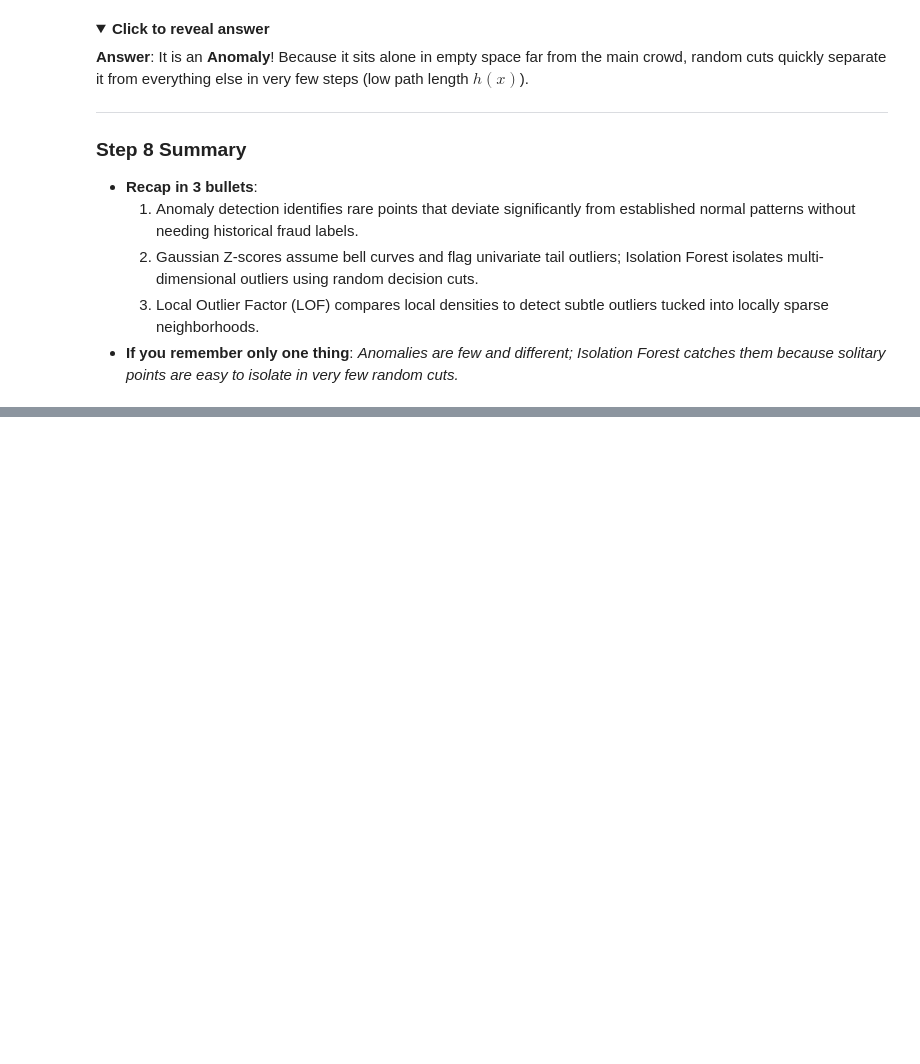
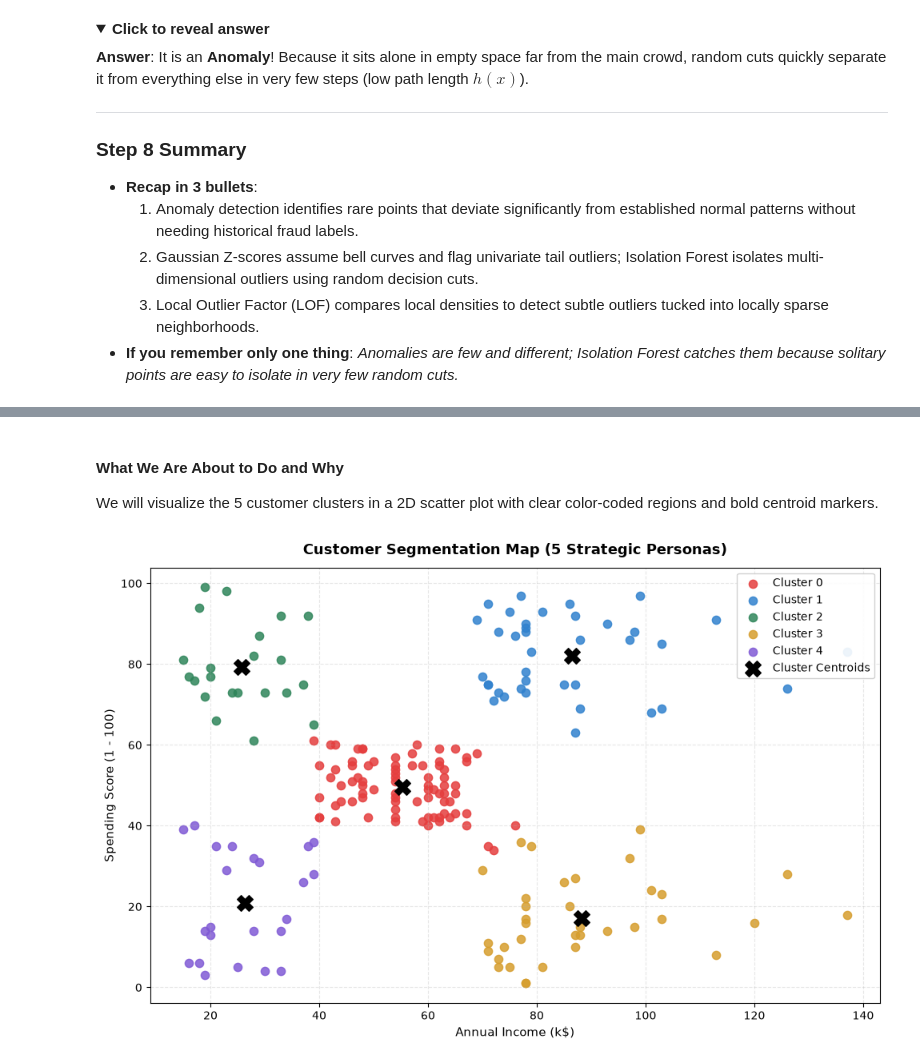
Before and after one commit to Arnav-Shrivastava/unsupervised-learning-zero-to-one, a Jupyter notebook: unsupervised_learning_zero_to_one.ipynb, the cells around one changed output, grey strips where cells are left out. Cells and saved outputs as stored; diff of their text form; code cells hidden in the pictures; folded sections open; blank space fills up the shorter version.

Commit message:
feat: add customer segmentation personas and marketing strategies

```diff
--- a/unsupervised_learning_zero_to_one.ipynb
+++ b/unsupervised_learning_zero_to_one.ipynb
@@ -1946,0 +2042,14 @@ Using an arbitrary contamination threshold (like `0.10` or 10%) in real financia
+# %%
+# Step 9.3 Code: Fitting K-Means (k=5) & Profiling Cluster Centroids
+km_final = KMeans(n_clusters=5, init='k-means++', n_init=20, random_state=42)
+df_mall['Cluster'] = km_final.fit_predict(X_mall_scaled)
+
+# Compute average profile per cluster in original unscaled units
+profile = df_mall.groupby('Cluster').agg({
+    'CustomerID': 'count',
+    'Age': 'mean',
+    'AnnualIncome': 'mean',
+    'SpendingScore': 'mean'
+}).rename(columns={'CustomerID': 'CustomerCount'}).round(1)
+
+print(profile)
@@ -1946,0 +2074,32 @@ Using an arbitrary contamination threshold (like `0.10` or 10%) in real financia
+# %% [markdown]
+#### What We Are About to Do and Why
+We will visualize the 5 customer clusters in a 2D scatter plot with clear color-coded regions and bold centroid markers.
+# %%
+# Step 9.4 Plot: Customer Segmentation Personas Map
+fig, ax = plt.subplots(figsize=(10, 6.5))
+
+# Palette of 5 curated colors
+palette = ['#E53E3E', '#3182CE', '#2F855A', '#D69E2E', '#805AD5']
+persona_names = {
+    0: 'The Mall Mainstream (Moderate Income, Moderate Spend)',
+    1: 'The Cautious Affluent (High Income, Low Spend)',
+    2: 'The VIP Stars (High Income, High Spend)',
+    3: 'The Frugal Observers (Low Income, Low Spend)',
+    4: 'The Trend Hunters (Low Income, High Spend)'
+}
+
+for c_idx in range(5):
+    sub = df_mall[df_mall['Cluster'] == c_idx]
+    ax.scatter(sub['AnnualIncome'], sub['SpendingScore'], color=palette[c_idx], s=55, alpha=0.85, label=f"Cluster {c_idx}")
+
+# Transform centroids back to original dollar units
+unscaled_centers = scaler_mall.inverse_transform(km_final.cluster_centers_)
+ax.scatter(unscaled_centers[:, 0], unscaled_centers[:, 1], c='black', marker='X', s=200, label='Cluster Centroids', zorder=10)
+
+ax.set_title("Customer Segmentation Map (5 Strategic Personas)", fontsize=13, fontweight='bold', pad=12)
+ax.set_xlabel("Annual Income (k$)", fontsize=11); ax.set_ylabel("Spending Score (1 - 100)", fontsize=11)
+ax.legend(loc='upper right', framealpha=0.9); ax.grid(True, linestyle='--', alpha=0.3)
+plt.tight_layout()
+plt.show()
+# %% [output]
+[figure, added]
```
Also changed, not shown: parts of 12 cells of this notebook.
